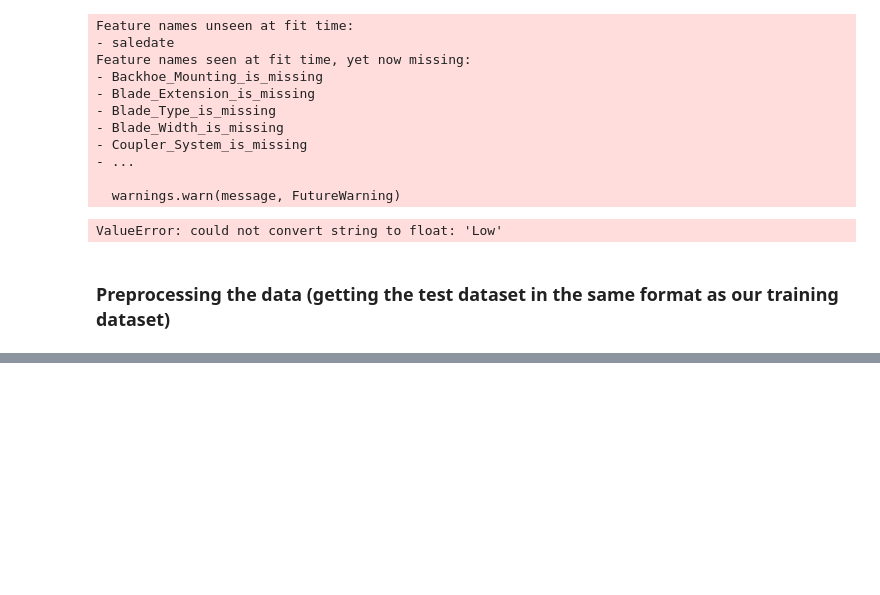
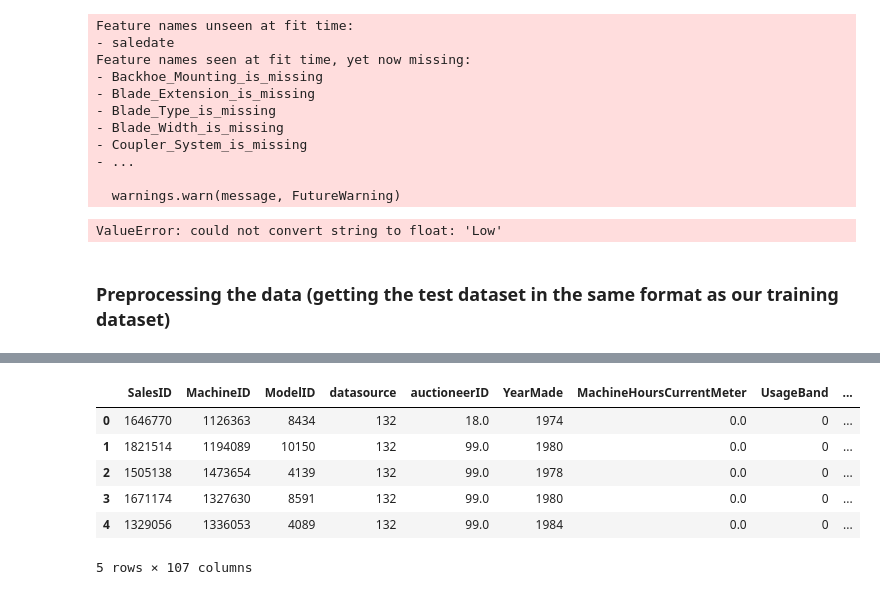
Before and after one commit to redrum88/Machine_Learning_and_Data_Science, a Jupyter notebook: Completed/bulldozers-project/end-to-end-bluebook-bulldozer-price-regression.ipynb, the cells around one changed output, grey strips where cells are left out. Saved outputs shown, nothing was run; the diff lists cells and outputs as text; code cells hidden in the pictures; blank space fills up the shorter version.

```diff
--- a/Completed/bulldozers-project/end-to-end-bluebook-bulldozer-price-regression.ipynb
+++ b/Completed/bulldozers-project/end-to-end-bluebook-bulldozer-price-regression.ipynb
@@ -1118,0 +1186,10 @@ set(X_train.columns) - set(df_test.columns)
+# %%
+X_train.head()
+# %% [output]
+|  | SalesID | MachineID | ModelID | datasource | auctioneerID | YearMade | MachineHoursCurrentMeter | UsageBand | ... |
+| 0 | 1646770 | 1126363 | 8434 | 132 | 18.0 | 1974 | 0.0 | 0 | ... |
+| 1 | 1821514 | 1194089 | 10150 | 132 | 99.0 | 1980 | 0.0 | 0 | ... |
+| 2 | 1505138 | 1473654 | 4139 | 132 | 99.0 | 1978 | 0.0 | 0 | ... |
+| 3 | 1671174 | 1327630 | 8591 | 132 | 99.0 | 1980 | 0.0 | 0 | ... |
+| 4 | 1329056 | 1336053 | 4089 | 132 | 99.0 | 1984 | 0.0 | 0 | ... |
+5 rows × 107 columns
```
Also changed, not shown: parts of 20 cells of this notebook.
